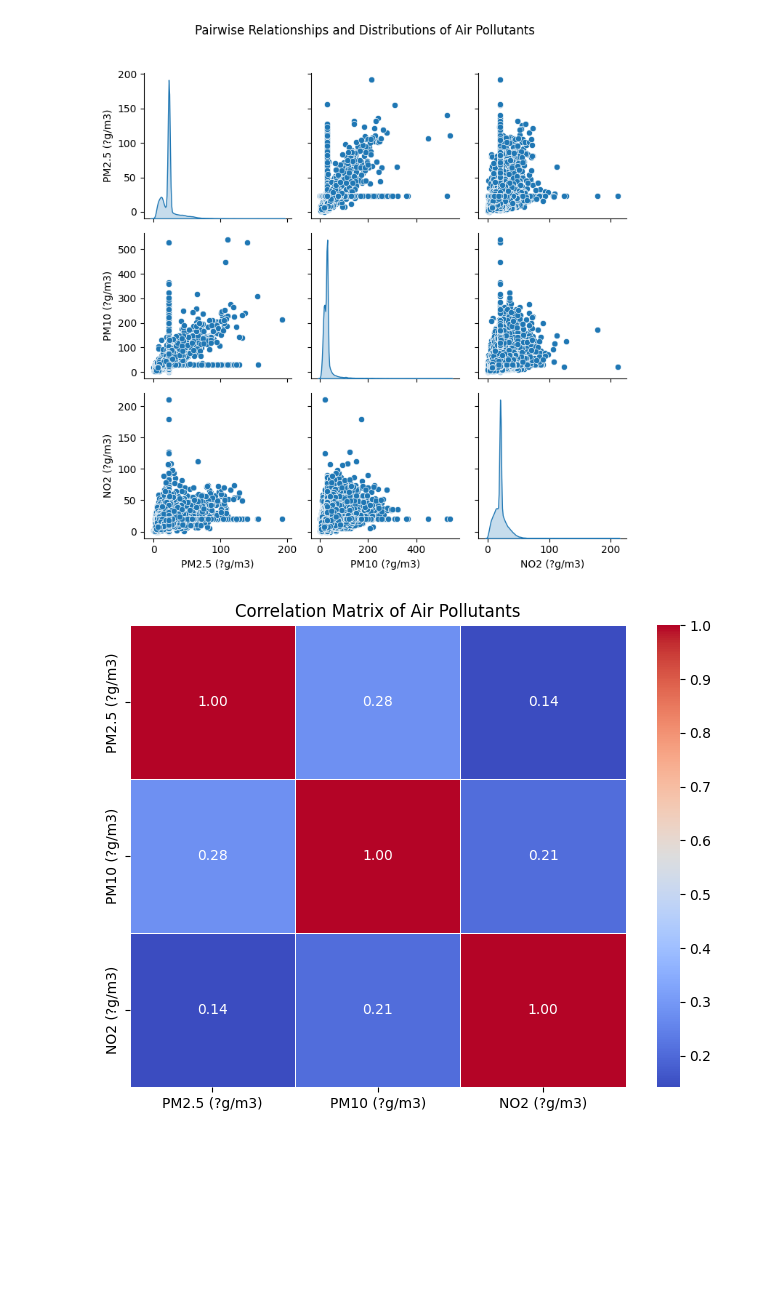
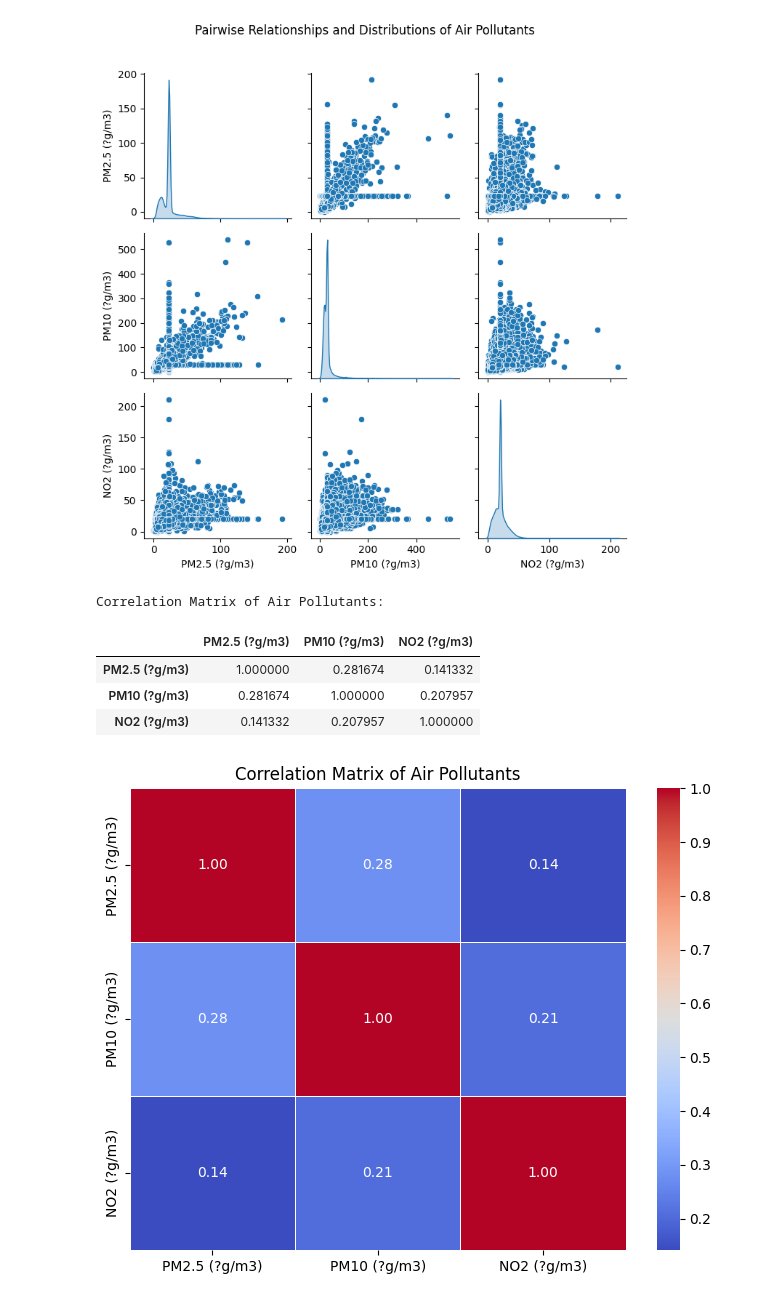
Before and after one commit to avadh-scc/Global-Air-Quality-Analysis, a Jupyter notebook: Global Air Quality Analysis.ipynb, the cells around one changed output. Drawn from its saved outputs; the diff is of its cells as text; code cells hidden in the pictures; blank space fills up the shorter version.

```diff
--- a/Global Air Quality Analysis.ipynb
+++ b/Global Air Quality Analysis.ipynb
@@ -5,8 +5,8 @@ import numpy as np
 import matplotlib.pyplot as plt
 import seaborn as sns
 # %%
-#dataset importing
-df = pd.read_csv('/content/Air_quality_database-2022.csv', encoding='latin1')
+#Import Dataset
+df = pd.read_csv('Air_quality_database-2022.csv', encoding='latin1')
 df.head()
 # %% [output]
 |  | WHO Region | ISO3 | WHO Country Name | City or Locality | Measurement Year | PM2.5 (?g/m3) | ... |
@@ -878,3 +872,15 @@ display(correlation_matrix)
+# %%
+# Corelation Matrix
+pollutant_cols_for_correlation = ['PM2.5 (?g/m3)', 'PM10 (?g/m3)', 'NO2 (?g/m3)']
+correlation_matrix = df[pollutant_cols_for_correlation].corr()
+print("Correlation Matrix of Air Pollutants:")
+display(correlation_matrix)
+# %% [output]
+Correlation Matrix of Air Pollutants:
+|  | PM2.5 (?g/m3) | PM10 (?g/m3) | NO2 (?g/m3) |
+| PM2.5 (?g/m3) | 1.000000 | 0.281674 | 0.141332 |
+| PM10 (?g/m3) | 0.281674 | 1.000000 | 0.207957 |
+| NO2 (?g/m3) | 0.141332 | 0.207957 | 1.000000 |
 # %%
 plt.figure(figsize=(8, 6))
 sns.heatmap(correlation_matrix, annot=True, cmap='coolwarm', fmt=".2f", linewidths=.5)
```
Also changed, not shown: parts of 4 cells of this notebook.
